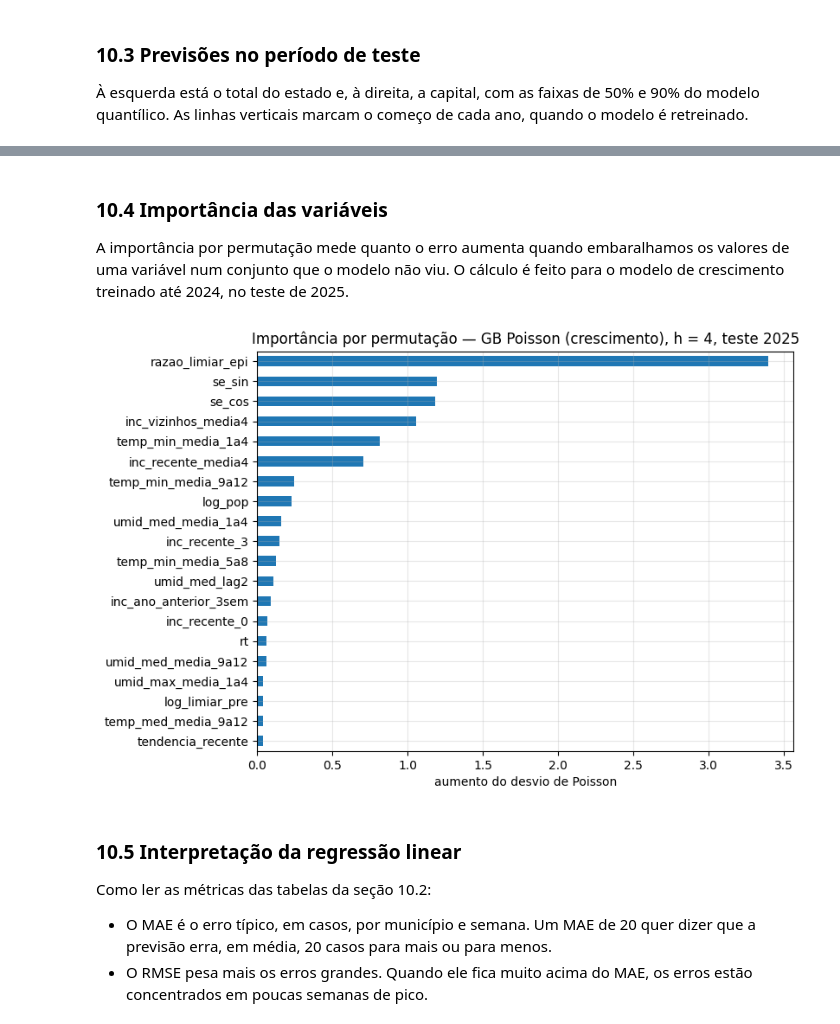
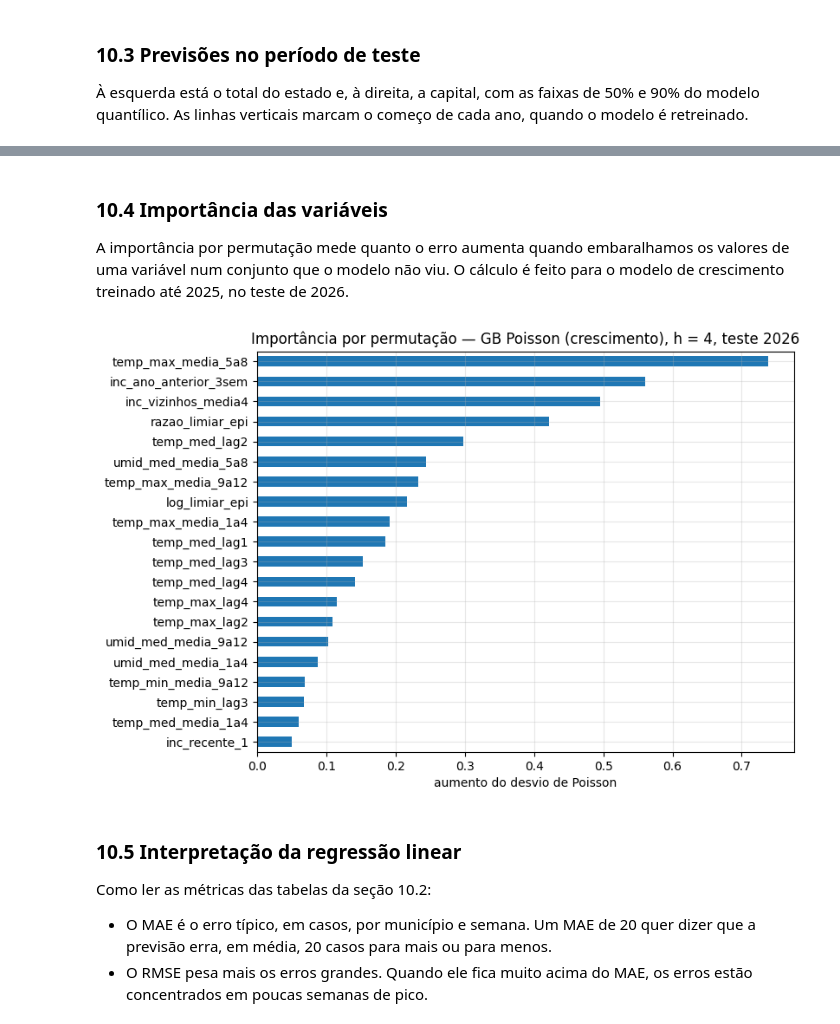
Before and after one commit to kauacarv1/GS-CitizenTech, a Jupyter notebook: Previsao_dengue_SP_v2.ipynb, the cells around one changed output, grey strips where cells are left out. Drawn from its saved outputs; the diff is of its cells as text; code cells hidden in the pictures.

```diff
--- a/Previsao_dengue_SP_v2.ipynb
+++ b/Previsao_dengue_SP_v2.ipynb
@@ -545,7 +579,12 @@ Os dados ficam organizados em matrizes de semanas × municípios, o que deixa r
 
 `C[t, m, k]` guarda quantos casos com sintomas na semana `t`, no município `m`, já tinham sido digitados até `k` semanas depois. A última camada (`k = 26`) é o total de casos.
 # %%
-semanas = pd.date_range(inicio_semana([f"{ANO_INICIO}-01-04"])[0], inicio_semana([f"{ANO_FIM}-12-28"])[0], freq="7D")
+# a base termina na última semana completa com notificações digitadas (ou no fim de ANO_FIM, o que vier antes)
+hoje = inicio_semana([pd.Timestamp.now()])[0]
+digitacao = sinan.semana + pd.to_timedelta(sinan.atraso * 7, unit="D")
+DATA_CORTE = min(digitacao[sinan.semana <= hoje].max(), hoje) - pd.Timedelta(weeks=1)
+FIM_BASE = min(inicio_semana([f"{ANO_FIM}-12-28"])[0], DATA_CORTE)
+semanas = pd.date_range(inicio_semana([f"{ANO_INICIO}-01-04"])[0], FIM_BASE, freq="7D")
 ANO_EPI, SE = ano_se(semanas)
 semanas, ANO_EPI, SE = semanas[ANO_EPI <= ANO_FIM], ANO_EPI[ANO_EPI <= ANO_FIM], SE[ANO_EPI <= ANO_FIM]
 T = len(semanas)
@@ -567,6 +606,9 @@ CLIMA = {v: clima.pivot(index="semana", columns="geocodigo", values=v)
 CAPITAL = int(np.where(muns.geocodigo == 3550308)[0][0]) if (muns.geocodigo == 3550308).any() else int(np.argmax(POP[-1]))
 
 print(f"{T} semanas ({semanas[0].date()} a {semanas[-1].date()}) × {M} municípios")
+if semanas[-1] < pd.Timestamp(f"{ANO_FIM}-12-01"):
+    print(f"Base parcial em {ANO_FIM}: dados até a semana de {semanas[-1]:%d/%m/%Y}; "
+          f"as {SEMANAS_INCOMPLETAS} últimas semanas ainda recebem casos atrasados.")
 print(f"Casos no período: {CASOS.sum():,.0f} | fora do período ou sem município válido: {sinan.n[~ok].sum():,}")
 print(f"Semanas-município sem clima: {np.isnan(CLIMA['temp_med']).mean():.1%}")
 # %% [output]
@@ -641,12 +685,16 @@ def desenhar_mapa(ax, valores, titulo, norma, cmap="YlOrRd"):
     ax.autoscale_view(); ax.set_aspect("equal"); ax.axis("off"); ax.set_title(titulo)
     return pc
 
-anos_mapa = [a for a in (2015, 2019, 2022, 2023, 2024, 2025) if a in set(ANO_EPI)]
+anos_mapa = [a for a in (2015, 2019, 2022, 2023, 2024, 2025, 2026) if a in set(ANO_EPI)]
 acum = {a: CASOS[ANO_EPI == a].sum(axis=0) / pop_anual.loc[a].to_numpy() * 1e5 for a in anos_mapa}
 norma = mcolors.LogNorm(vmin=1, vmax=max(np.nanmax(v) for v in acum.values()))
-fig, axs = plt.subplots(2, 3, figsize=(16, 8))
+ncol = int(np.ceil(len(anos_mapa) / 2))
+fig, axs = plt.subplots(2, ncol, figsize=(5.4 * ncol, 8))
+for ax in axs.ravel()[len(anos_mapa):]:
+    ax.axis("off")
 for ax, a in zip(axs.ravel(), anos_mapa):
-    pc = desenhar_mapa(ax, np.clip(acum[a], 1, None), str(a), norma)
+    titulo = str(a) + (f" (até {semanas[-1]:%d/%m})" if a == ANO_EPI[-1] and semanas[-1].month < 12 else "")
+    pc = desenhar_mapa(ax, np.clip(acum[a], 1, None), titulo, norma)
 fig.colorbar(pc, ax=axs, shrink=0.6, label="casos / 100 mil hab. no ano")
 plt.show()
 
@@ -974,14 +1026,16 @@ COLS_EXTRA = ("m", "semana_alvo", "pop_alvo", "y", "evento")
 
 def preparar(df):
     feats = [c for c in df.columns if c not in COLS_EXTRA]
-    base = df[df.y.notna() & df.inc_recente_3.notna() & df.inc_ano_anterior.notna() & df.p_rt_maior_1.notna()].copy()
+    completas = df.semana_alvo <= semanas[-1] - pd.Timedelta(weeks=SEMANAS_INCOMPLETAS)
+    base = df[completas & df.y.notna() & df.inc_recente_3.notna() & df.inc_ano_anterior.notna()
+              & df.p_rt_maior_1.notna()].copy()
     ref = base.semana_alvo <= TREINO_ATE
     for c in [c for c in feats if c.startswith(("temp", "umid"))]:     # clima ausente -> média até 2021
         base[c] = base[c].fillna(base.loc[ref, c].mean())
     return feats, base
 
 
-ANOS_TESTE = [2023, 2024, 2025]
+ANOS_TESTE = list(range(2023, ANO_FIM + 1))
 
 
 def janela(base, ano):
@@ -1083,7 +1137,8 @@ DIR_RES = DIR_DADOS / "resultados_modelos"
 DIR_RES.mkdir(parents=True, exist_ok=True)
 RES, ULTIMOS_MODELOS = {}, {}
 for h in HORIZONTES:
-    arq_res, arq_mod = DIR_RES / f"regressao_h{h}.parquet", DIR_RES / f"modelos_h{h}.joblib"
+    sufixo = f"h{h}_ate{semanas[-1]:%Y%m%d}"                       # novo corte de dados -> treina de novo
+    arq_res, arq_mod = DIR_RES / f"regressao_{sufixo}.parquet", DIR_RES / f"modelos_{sufixo}.joblib"
     if arq_res.exists() and arq_mod.exists() and not RETREINAR_MODELOS:
         RES[h], ULTIMOS_MODELOS[h] = pd.read_parquet(arq_res), joblib.load(arq_mod)
         print(f"h = {h}: resultados carregados de {DIR_RES} (use RETREINAR_MODELOS = True para treinar de novo)")
@@ -1276,21 +1337,21 @@ for h in HORIZONTES:
 # %% [markdown]
 ### 10.4 Importância das variáveis
 
-A importância por permutação mede quanto o erro aumenta quando embaralhamos os valores de uma variável num conjunto que o modelo não viu. O cálculo é feito para o modelo de crescimento treinado até 2024, no teste de 2025.
+A importância por permutação mede quanto o erro aumenta quando embaralhamos os valores de uma variável num conjunto que o modelo não viu. O cálculo é feito para o modelo de crescimento treinado até 2025, no teste de 2026.
 # %%
 h = HORIZONTES[-1]
 modelos, te = ULTIMOS_MODELOS[h]
 mod = modelos["GB Poisson (crescimento)"]
 amostra = te.sample(min(20_000, len(te)), random_state=RANDOM_STATE)
 r_amostra = para_razao(amostra.y.to_numpy(), amostra.inc_recente_media4.to_numpy())
 imp = permutation_importance(mod, amostra[FEATS], r_amostra, n_repeats=5, random_state=RANDOM_STATE,
                              scoring="neg_mean_poisson_deviance", n_jobs=-1)
 ax = pd.Series(imp.importances_mean, index=FEATS).sort_values().tail(20).plot.barh(figsize=(8, 6))
-ax.set(title=f"Importância por permutação — GB Poisson (crescimento), h = {h}, teste 2025",
+ax.set(title=f"Importância por permutação — GB Poisson (crescimento), h = {h}, teste {ANOS_TESTE[-1]}",
        xlabel="aumento do desvio de Poisson")
 plt.show()
 # %% [output]
-[figure, old version]
+[figure, new version]
 # %% [markdown]
 ### 10.5 Interpretação da regressão linear
 
```
Also changed, not shown: parts of 34 cells of this notebook.
